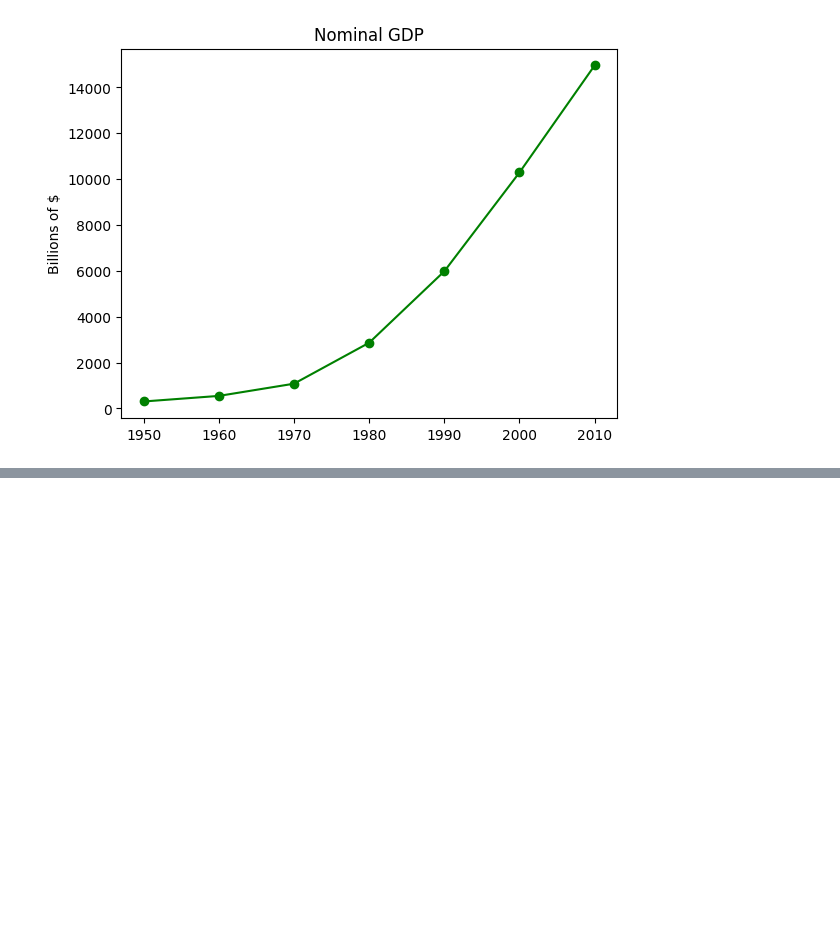
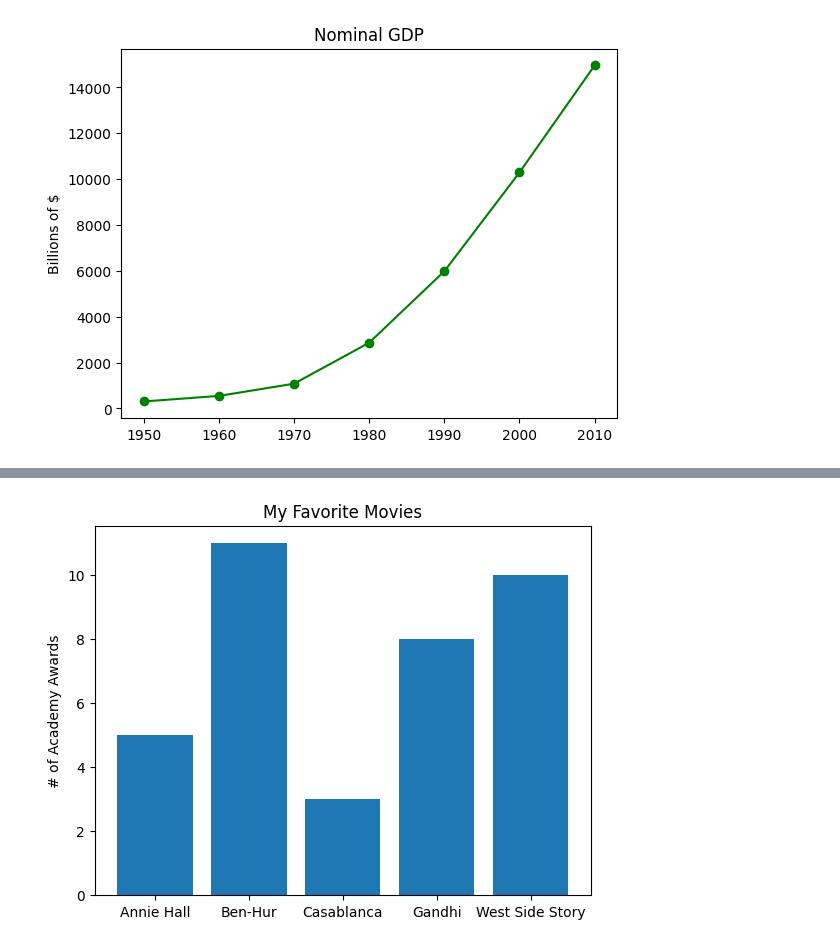
Before and after one commit to prateekjoshi2013/data-science, a Jupyter notebook: Data_Science_From_Scratch.ipynb, the cells around one changed output, grey strips where cells are left out. Drawn from its saved outputs; the diff is of its cells as text; code cells hidden in the pictures; blank space fills up the shorter version.

```diff
--- a/Data_Science_From_Scratch.ipynb
+++ b/Data_Science_From_Scratch.ipynb
@@ -44,0 +72,16 @@ plt.show()
+# %%
+movies = ["Annie Hall", "Ben-Hur", "Casablanca", "Gandhi", "West Side Story"]
+num_oscars = [5, 11, 3, 8, 10]
+
+# plot bars with left x-coordinates [0, 1, 2, 3, 4], heights [num_oscars]
+plt.bar(range(len(movies)), num_oscars)
+
+plt.title("My Favorite Movies") # add a title
+plt.ylabel("# of Academy Awards") # label the y-axis
+
+# label x-axis with movie names at bar centers
+plt.xticks(range(len(movies)), movies)
+
+plt.show()
+# %% [output]
+[figure, added]
```
Also changed, not shown: parts of 18 cells of this notebook.
